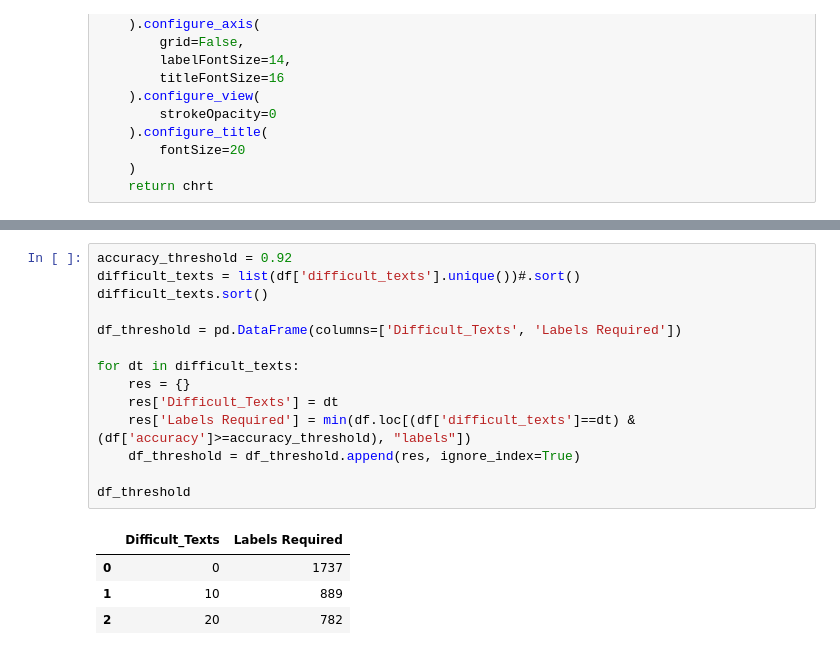
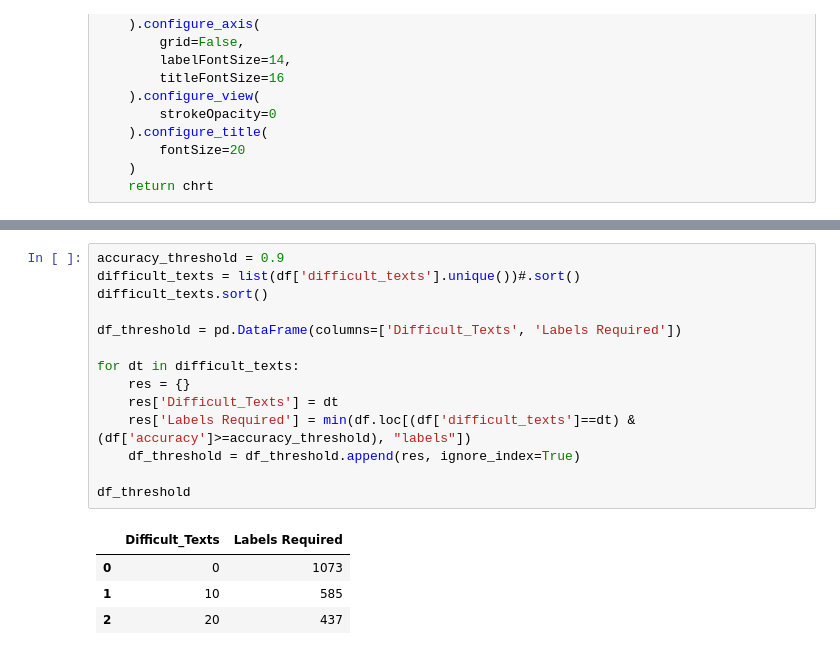
Before and after one commit to Tak-Man/ML-rapid-text-labeling, a Jupyter notebook: web-testing/simulation_eda.ipynb, the cells around one changed output, grey strips where cells are left out. Cells and saved outputs as stored; diff of their text form.

```diff
--- a/web-testing/simulation_eda.ipynb
+++ b/web-testing/simulation_eda.ipynb
@@ -80,22 +80,22 @@ chrta
 # %% [output]
 [interactive output not drawn]
 # %%
-accuracy_threshold = 0.92
+accuracy_threshold = 0.9
 difficult_texts = list(df['difficult_texts'].unique())#.sort()
 difficult_texts.sort()
 
 df_threshold = pd.DataFrame(columns=['Difficult_Texts', 'Labels Required'])
 
 for dt in difficult_texts:
     res = {}
     res['Difficult_Texts'] = dt
     res['Labels Required'] = min(df.loc[(df['difficult_texts']==dt) & (df['accuracy']>=accuracy_threshold), "labels"])
     df_threshold = df_threshold.append(res, ignore_index=True)
 
 df_threshold
 # %% [output]
 |  | Difficult_Texts | Labels Required |
-| 0 | 0 | 1737 |
-| 1 | 10 | 889 |
-| 2 | 20 | 782 |
+| 0 | 0 | 1073 |
+| 1 | 10 | 585 |
+| 2 | 20 | 437 |
 # %%
```
Also changed, not shown: parts of 1 cell of this notebook.
